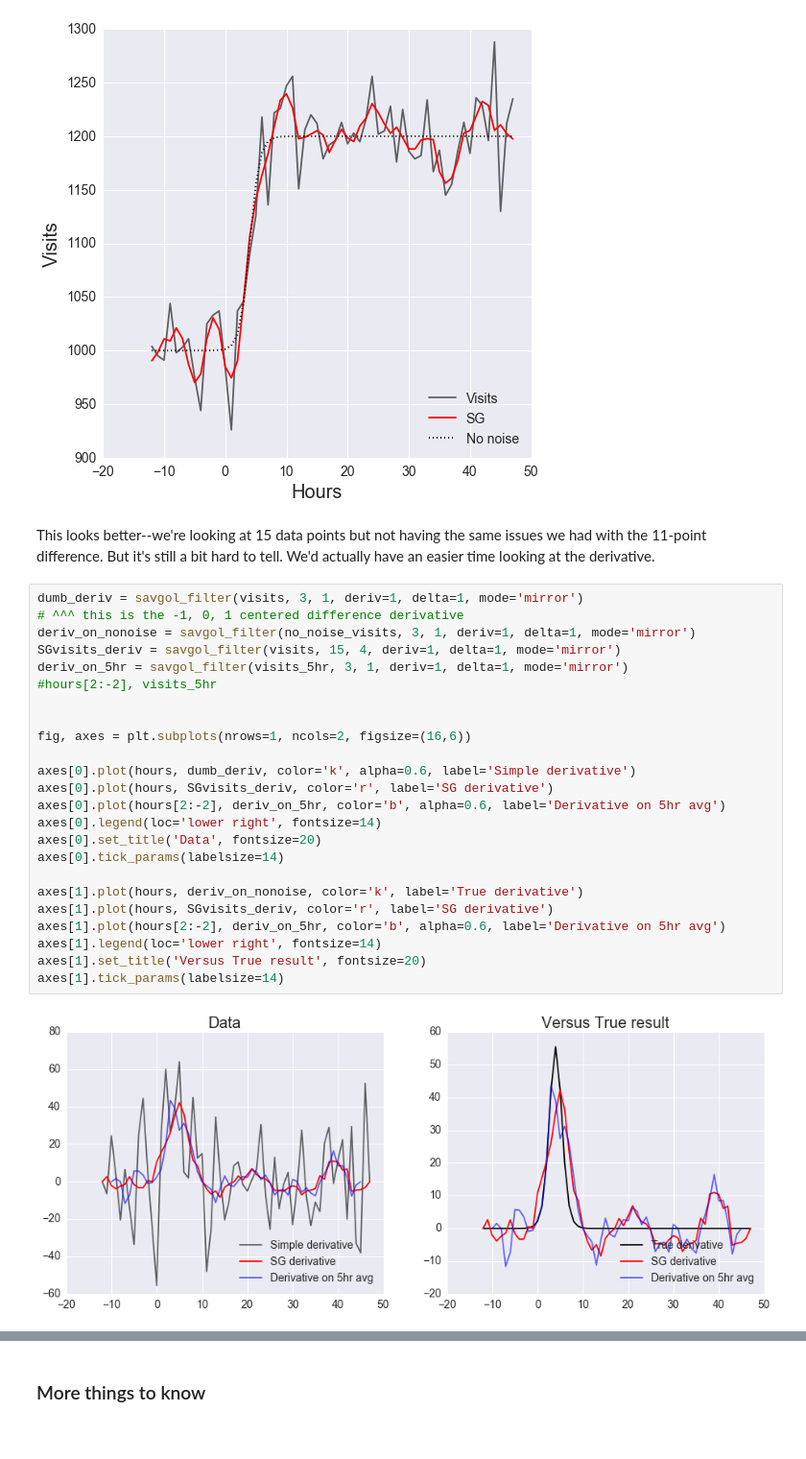
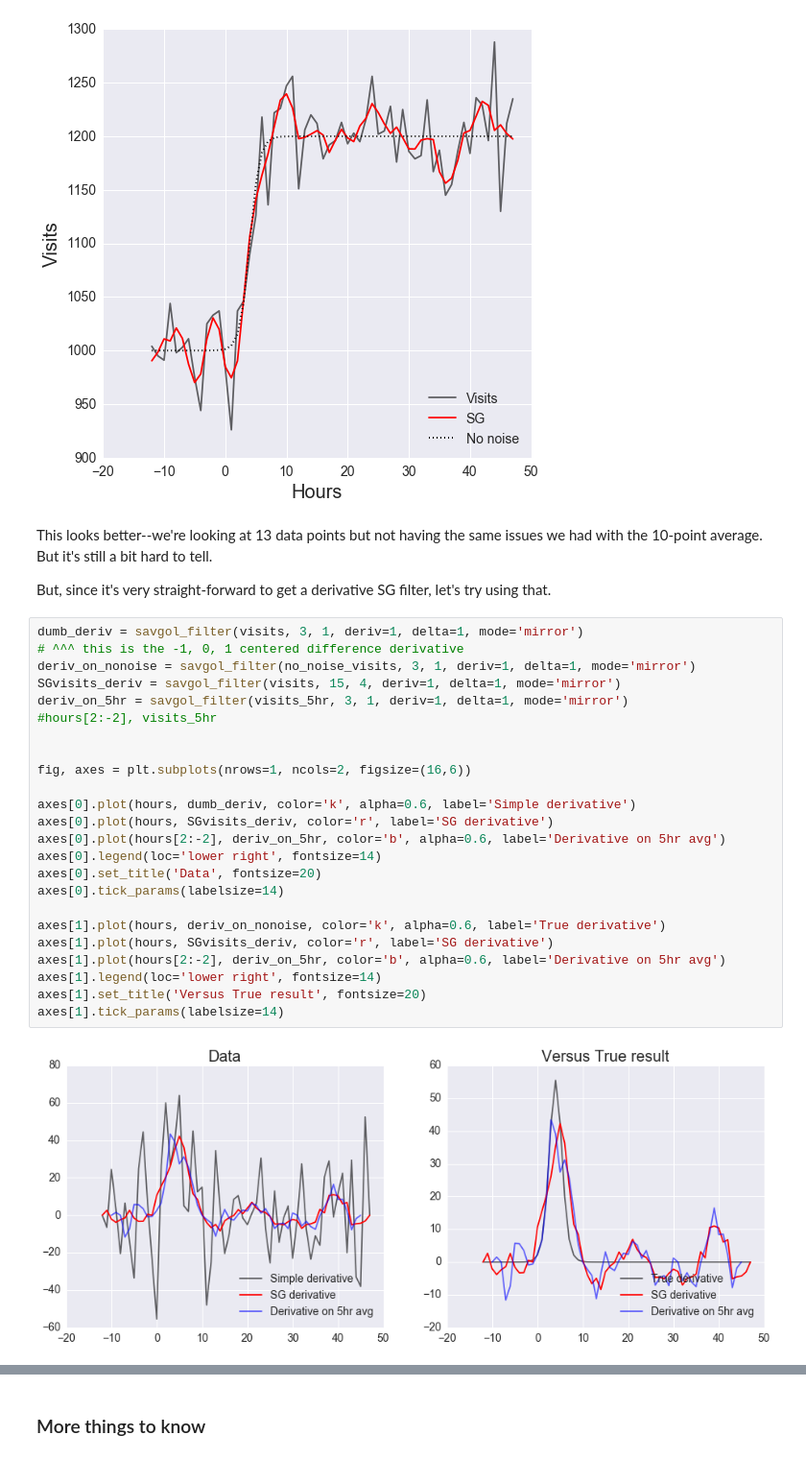
Before and after one commit to anzelpwj/Stats-week, a Jupyter notebook: Savitsky_Golay_Filters.ipynb, the cells around one changed output, grey strips where cells are left out. Shown at 96% size. Saved outputs shown, nothing was run; the diff lists cells and outputs as text.

```diff
--- a/Savitsky_Golay_Filters.ipynb
+++ b/Savitsky_Golay_Filters.ipynb
@@ -248,31 +250,33 @@ sns.despine()
 # %% [output]
 [figure]
 # %% [markdown]
-This looks better--we're looking at 15 data points but not having the same issues we had with the 11-point difference. But it's still a bit hard to tell. We'd actually have an easier time looking at the derivative.
+This looks better--we're looking at 13 data points but not having the same issues we had with the 10-point average. But it's still a bit hard to tell.
+
+But, since it's very straight-forward to get a derivative SG filter, let's try using that.
 # %%
 dumb_deriv = savgol_filter(visits, 3, 1, deriv=1, delta=1, mode='mirror')
 # ^^^ this is the -1, 0, 1 centered difference derivative
 deriv_on_nonoise = savgol_filter(no_noise_visits, 3, 1, deriv=1, delta=1, mode='mirror')
 SGvisits_deriv = savgol_filter(visits, 15, 4, deriv=1, delta=1, mode='mirror')
 deriv_on_5hr = savgol_filter(visits_5hr, 3, 1, deriv=1, delta=1, mode='mirror')
 #hours[2:-2], visits_5hr
 
 
 fig, axes = plt.subplots(nrows=1, ncols=2, figsize=(16,6))
 
 axes[0].plot(hours, dumb_deriv, color='k', alpha=0.6, label='Simple derivative')
 axes[0].plot(hours, SGvisits_deriv, color='r', label='SG derivative')
 axes[0].plot(hours[2:-2], deriv_on_5hr, color='b', alpha=0.6, label='Derivative on 5hr avg')
 axes[0].legend(loc='lower right', fontsize=14)
 axes[0].set_title('Data', fontsize=20)
 axes[0].tick_params(labelsize=14)
 
-axes[1].plot(hours, deriv_on_nonoise, color='k', label='True derivative')
+axes[1].plot(hours, deriv_on_nonoise, color='k', alpha=0.6, label='True derivative')
 axes[1].plot(hours, SGvisits_deriv, color='r', label='SG derivative')
 axes[1].plot(hours[2:-2], deriv_on_5hr, color='b', alpha=0.6, label='Derivative on 5hr avg')
 axes[1].legend(loc='lower right', fontsize=14)
 axes[1].set_title('Versus True result', fontsize=20)
 axes[1].tick_params(labelsize=14)
 # %% [output]
-[figure, old version]
+[figure, new version]
 # %% [markdown]
```
Also changed, not shown: parts of 12 cells of this notebook.
